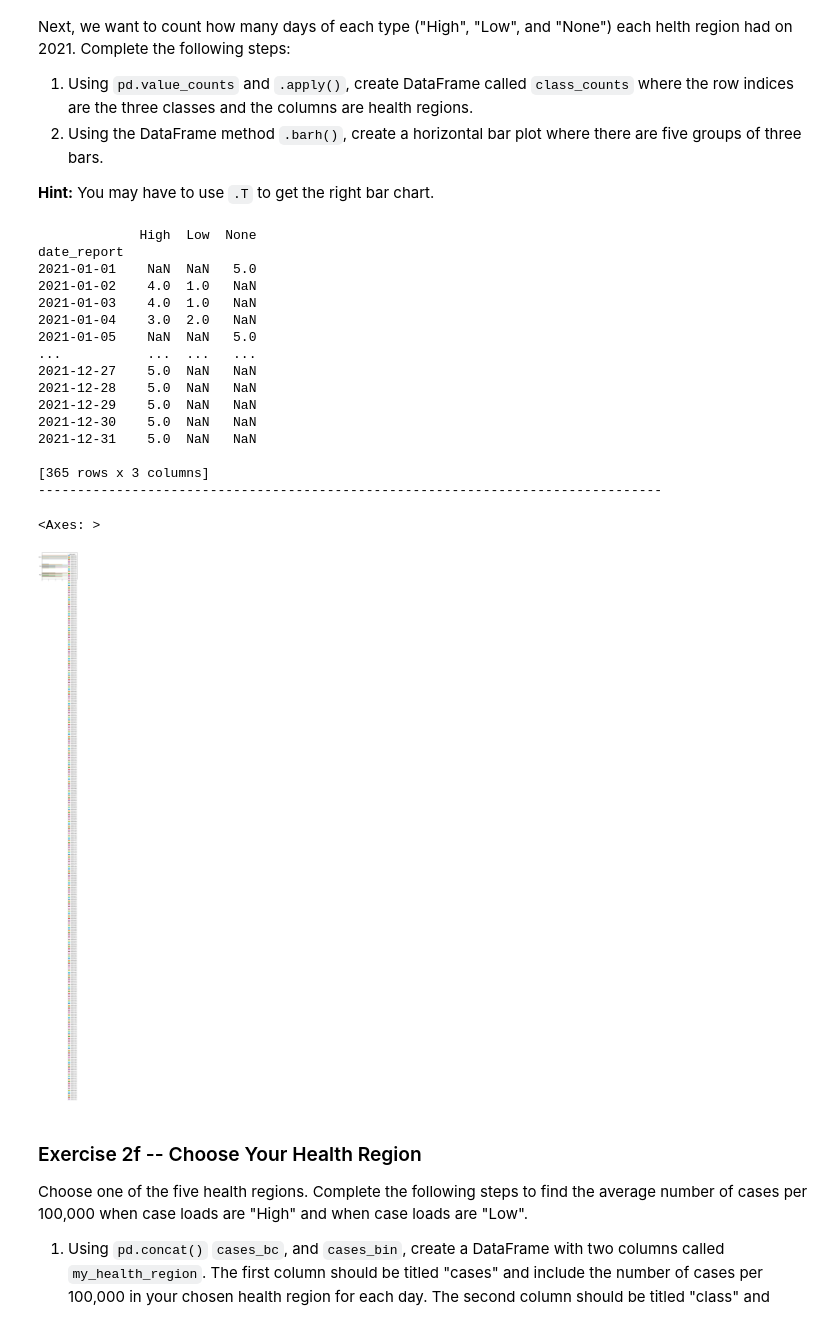
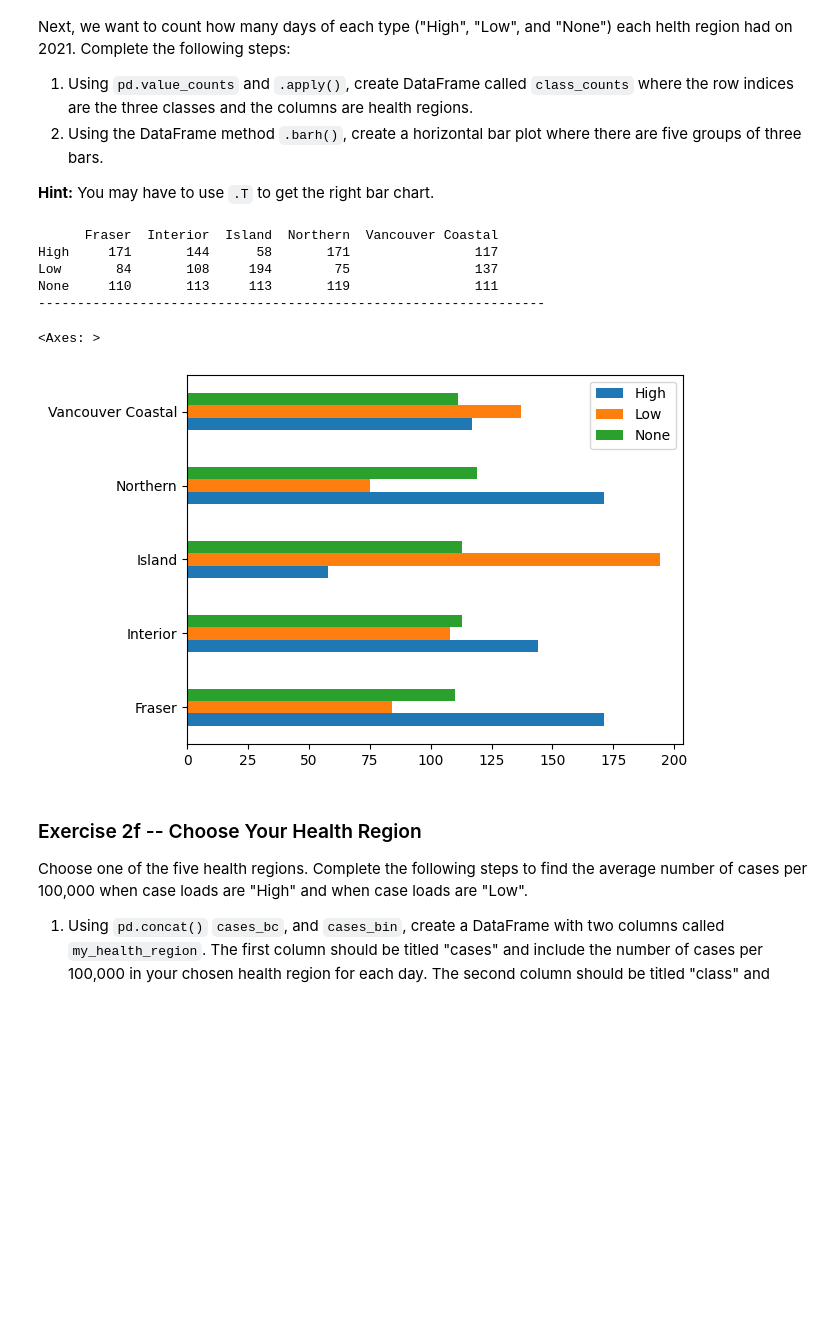
Before and after one commit to ZacharyTanWeyTze/VSP_Zachary_Tan_WeyTze, a Jupyter notebook: lab_assignments/Lab4_Data_and_Pandas_ZacharyTanWeyTze.ipynb, the cells around one changed output. Saved outputs shown, nothing was run; the diff lists cells and outputs as text; code cells hidden in the pictures; blank space fills up the shorter version.

```diff
--- a/lab_assignments/Lab4_Data_and_Pandas_ZacharyTanWeyTze.ipynb
+++ b/lab_assignments/Lab4_Data_and_Pandas_ZacharyTanWeyTze.ipynb
@@ -416,5 +419,7 @@ neg_values
 | 2021-06-30 | 0.893521 | 1.738664 | 0.118199 | -0.335494 | 0.984061 |
 # %%
 # Exercise 2a -- Step 4
-cases_bc[cases_bc < 0] = float('nan')
-cases_bc
+import numpy as np
+
+# Set all negative values to NaN
+cases_bc[cases_bc < 0] = np.nan
@@ -551,7 +590,7 @@ Now, we want to determine whether the cases per 100,000 on a given day was "High
 3. Print the top 5 rows of that DataFratme.
 # %%
 # Exercise 2d code
-def classify_Cases(x):
+def classify_cases(x):
     if x > 10:
         return "High"
     elif x > 0:
@@ -559,7 +598,7 @@ def classify_Cases(x):
     else:
         return "None"
 
-cases_bin = cases_bc.applymap(classify_Cases)
+cases_bin = cases_bc.applymap(classify_cases)
 cases_bin.head()
 # %% [output]
 |  | Fraser | Interior | Island | Northern | Vancouver Coastal |
@@ -578,29 +617,18 @@ Next, we want to count how many days of each type ("High", "Low", and "None") ea
 **Hint:** You may have to use `.T` to get the right bar chart.
 # %%
 # Exercise 2e code
-class_counts = cases_bin.apply(pd.value_counts, axis=1)
+class_counts = cases_bin.apply(pd.value_counts, axis=0)
 print(class_counts)
-print("--------------------------------------------------------------------------------")
+print("-----------------------------------------------------------------")
 class_counts.T.plot.barh()
 # %% [output]
-             High  Low  None
-date_report
-2021-01-01    NaN  NaN   5.0
-2021-01-02    4.0  1.0   NaN
-2021-01-03    4.0  1.0   NaN
-2021-01-04    3.0  2.0   NaN
-2021-01-05    NaN  NaN   5.0
-...           ...  ...   ...
-2021-12-27    5.0  NaN   NaN
-2021-12-28    5.0  NaN   NaN
-2021-12-29    5.0  NaN   NaN
-2021-12-30    5.0  NaN   NaN
-2021-12-31    5.0  NaN   NaN
-
-[365 rows x 3 columns]
---------------------------------------------------------------------------------
+      Fraser  Interior  Island  Northern  Vancouver Coastal
+High     171       144      58       171                117
+Low       84       108     194        75                137
+None     110       113     113       119                111
+-----------------------------------------------------------------
 <Axes: >
-[figure, old version]
+[figure, new version]
 # %% [markdown]
 ### Exercise 2f -- Choose Your Health Region
 Choose one of the five health regions. Complete the following steps to find the average number of cases per 100,000 when case loads are "High" and when case loads are "Low".
```
Also changed, not shown: parts of 14 cells of this notebook, 1 other file.
